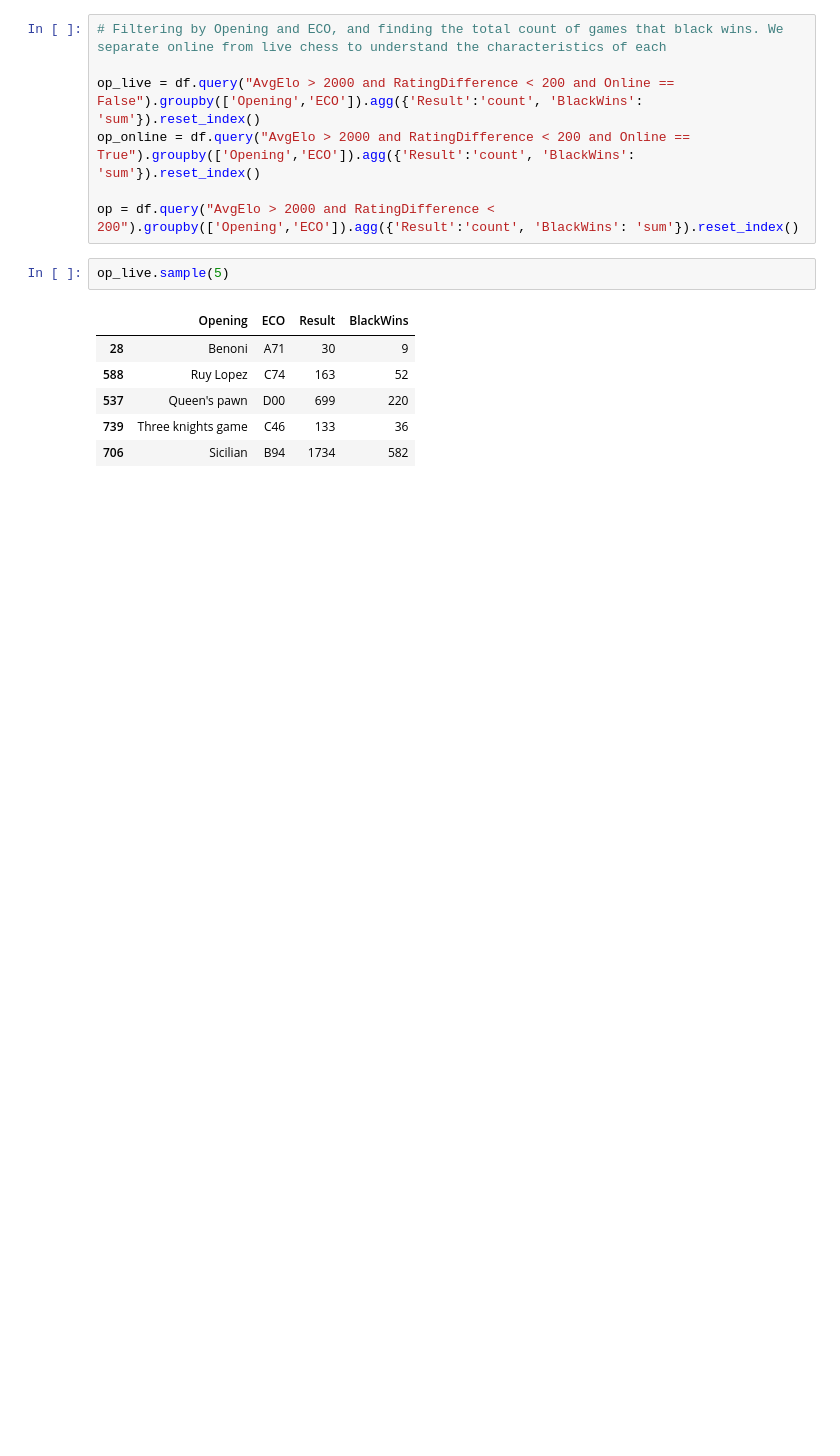
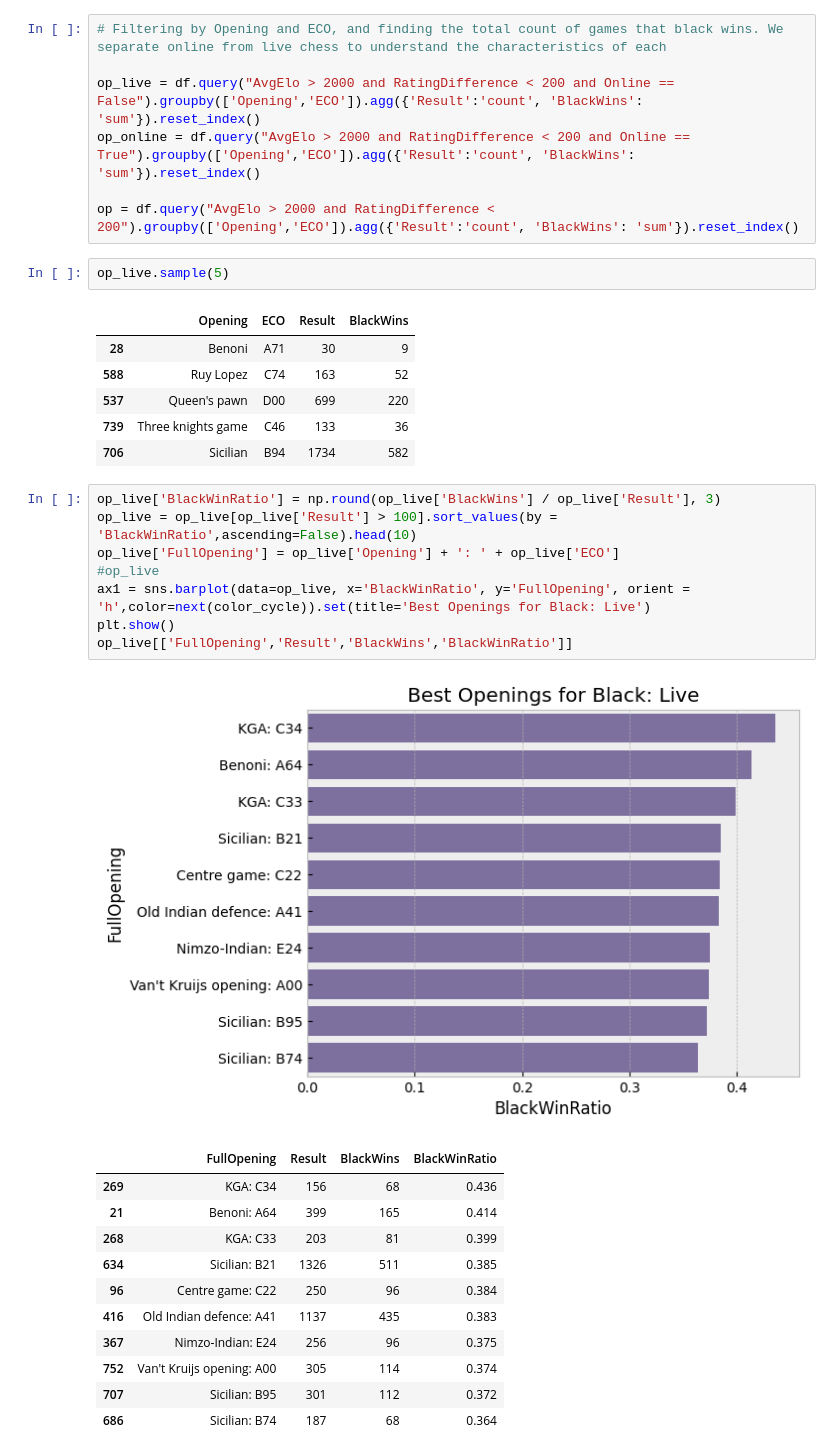
Before and after one commit to ameya932/Black-Chess-Openings-Analysis, a Jupyter notebook: Black_Openings_Chess.ipynb, the cells around one changed output. Cells and saved outputs as stored; diff of their text form; blank space fills up the shorter version.

```diff
--- a/Black_Openings_Chess.ipynb
+++ b/Black_Openings_Chess.ipynb
@@ -117,3 +119,24 @@ op_live.sample(5)
 | 537 | Queen's pawn | D00 | 699 | 220 |
 | 739 | Three knights game | C46 | 133 | 36 |
 | 706 | Sicilian | B94 | 1734 | 582 |
+# %%
+op_live['BlackWinRatio'] = np.round(op_live['BlackWins'] / op_live['Result'], 3)
+op_live = op_live[op_live['Result'] > 100].sort_values(by = 'BlackWinRatio',ascending=False).head(10)
+op_live['FullOpening'] = op_live['Opening'] + ': ' + op_live['ECO']
+#op_live
+ax1 = sns.barplot(data=op_live, x='BlackWinRatio', y='FullOpening', orient = 'h',color=next(color_cycle)).set(title='Best Openings for Black: Live')
+plt.show()
+op_live[['FullOpening','Result','BlackWins','BlackWinRatio']]
+# %% [output]
+[figure, added]
+|  | FullOpening | Result | BlackWins | BlackWinRatio |
+| 269 | KGA: C34 | 156 | 68 | 0.436 |
+| 21 | Benoni: A64 | 399 | 165 | 0.414 |
+| 268 | KGA: C33 | 203 | 81 | 0.399 |
+| 634 | Sicilian: B21 | 1326 | 511 | 0.385 |
+| 96 | Centre game: C22 | 250 | 96 | 0.384 |
+| 416 | Old Indian defence: A41 | 1137 | 435 | 0.383 |
+| 367 | Nimzo-Indian: E24 | 256 | 96 | 0.375 |
+| 752 | Van't Kruijs opening: A00 | 305 | 114 | 0.374 |
+| 707 | Sicilian: B95 | 301 | 112 | 0.372 |
+| 686 | Sicilian: B74 | 187 | 68 | 0.364 |
```
Also changed, not shown: parts of 6 cells of this notebook.
